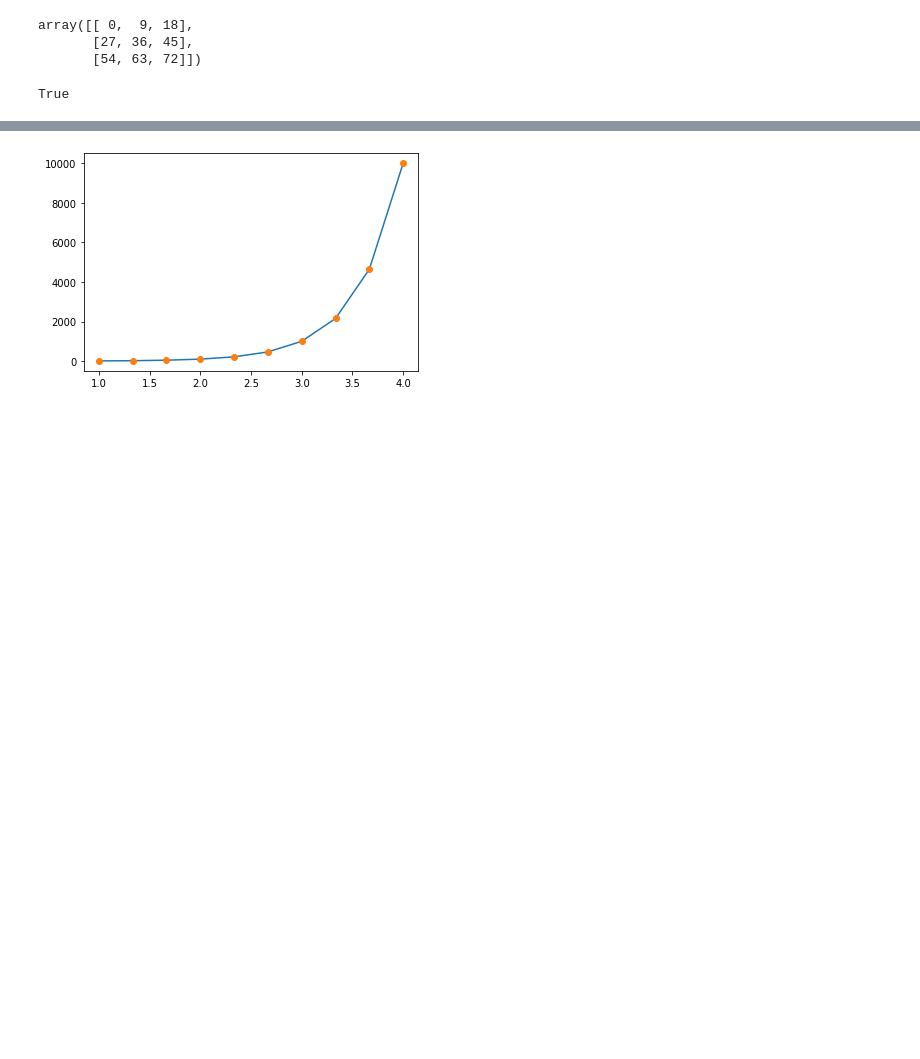
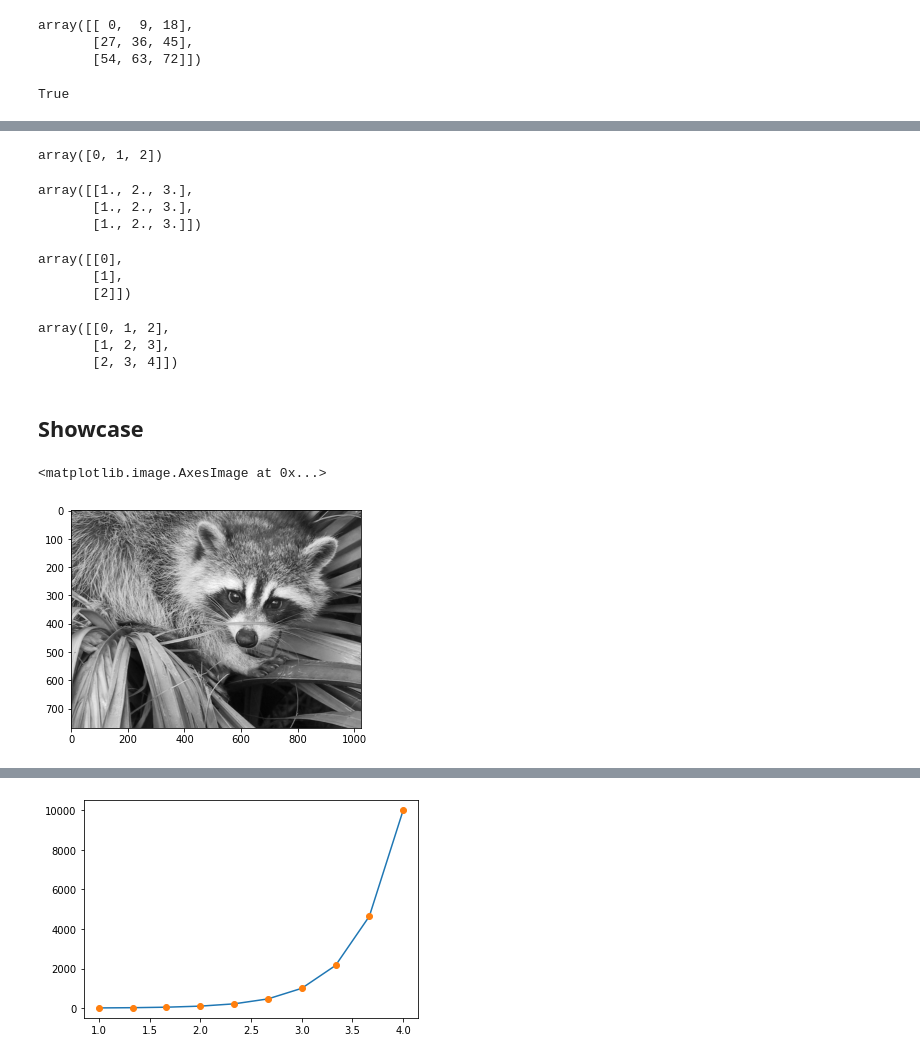
Before and after one commit to m3m0ry/numpy-basics, a Jupyter notebook: numpy-basics.ipynb, the cells around one changed output, grey strips where cells are left out. Cells and saved outputs as stored; diff of their text form; code cells hidden in the pictures; blank space fills up the shorter version.

```diff
--- a/numpy-basics.ipynb
+++ b/numpy-basics.ipynb
@@ -222,0 +379,34 @@ True
+# %%
+b = np.arange(3)
+b
+# %% [output]
+array([0, 1, 2])
+# %%
+a + b
+# %% [output]
+array([[1., 2., 3.],
+       [1., 2., 3.],
+       [1., 2., 3.]])
+# %%
+b[:, np.newaxis]
+# %% [output]
+array([[0],
+       [1],
+       [2]])
+# %%
+b + b[:, np.newaxis]
+# %% [output]
+array([[0, 1, 2],
+       [1, 2, 3],
+       [2, 3, 4]])
+# %% [markdown]
+## Showcase
+# %%
+%matplotlib inline
+import matplotlib.pyplot as plt
+from scipy import misc
+face = misc.face(gray=True).astype('int64')
+plt.imshow(face, cmap=plt.cm.gray)
+# %% [output]
+<matplotlib.image.AxesImage at 0x...>
+[figure, added]
```
Also changed, not shown: parts of 90 cells of this notebook, 2 other files.
